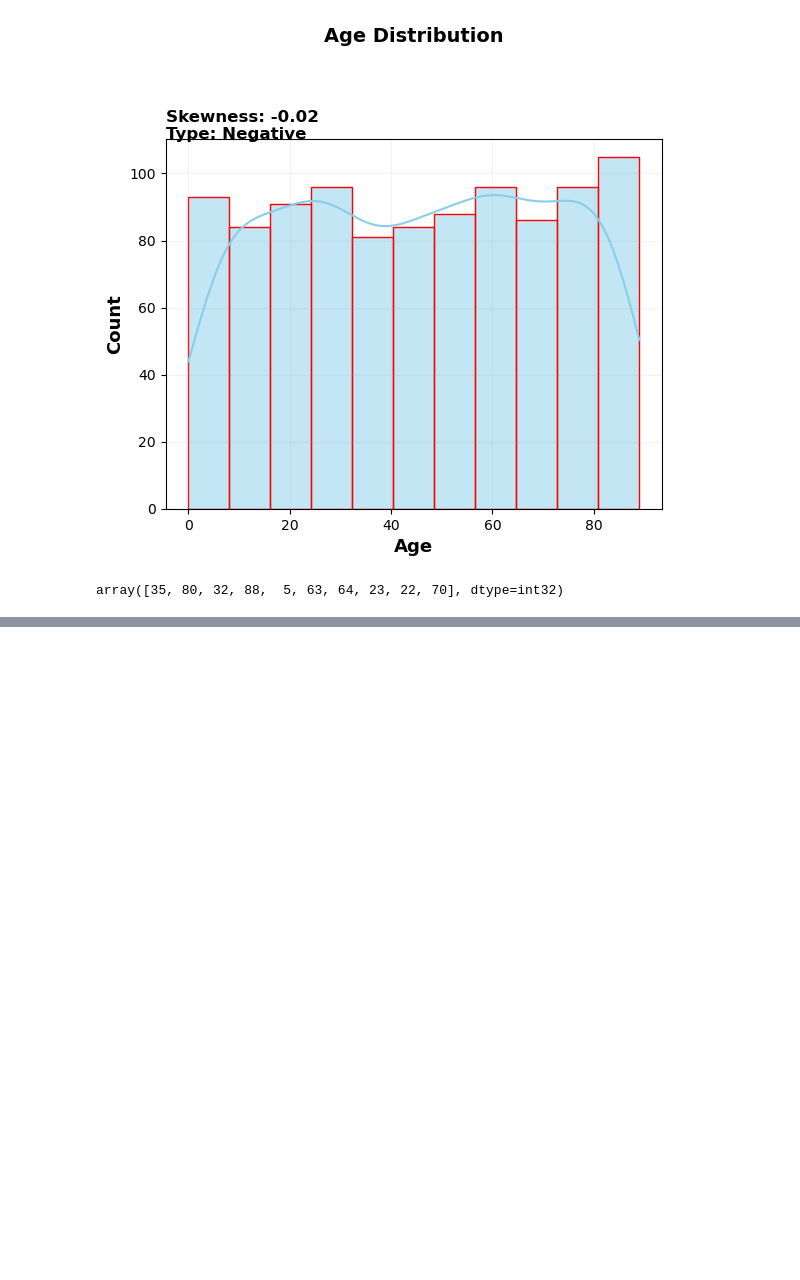
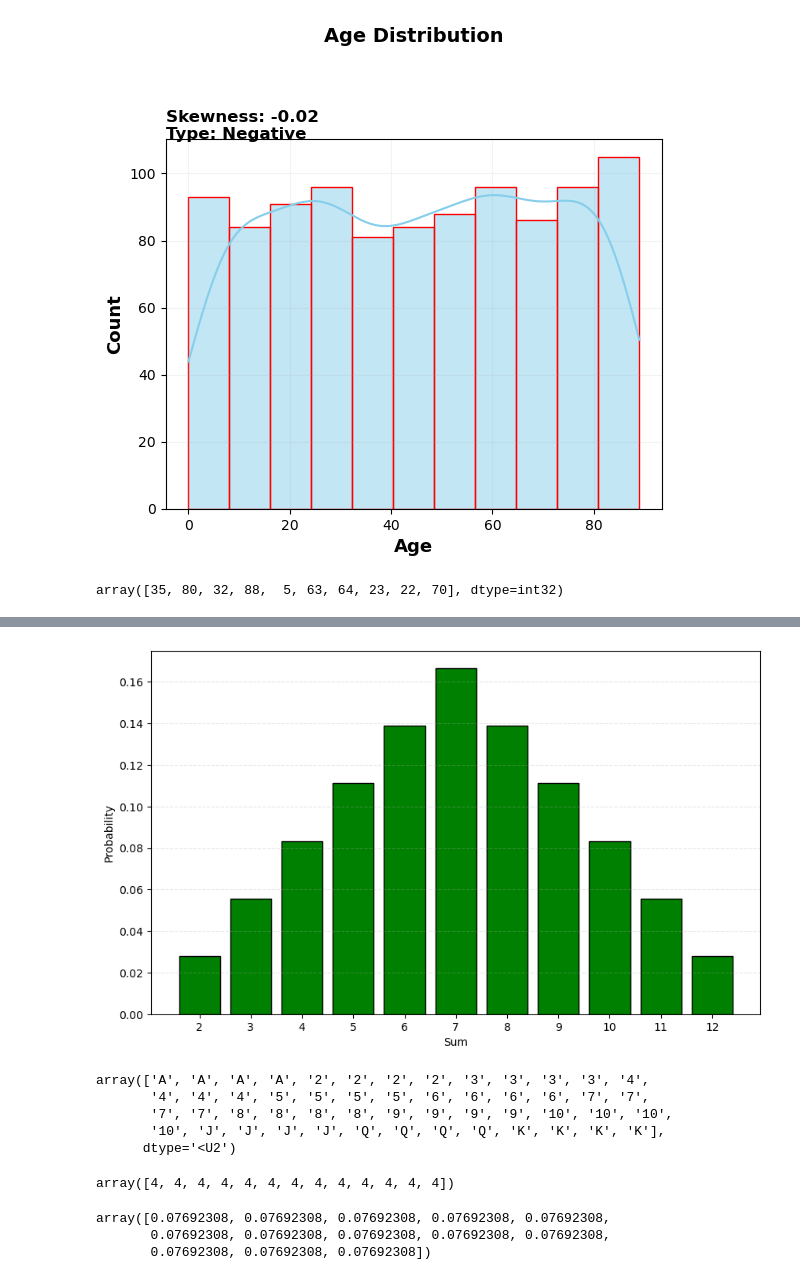
Before and after one commit to Ishan-Official/Hospital-Beds-Management-DataScience, a Jupyter notebook: dataScience_C1.ipynb, the cells around one changed output, grey strips where cells are left out. Drawn from its saved outputs; the diff is of its cells as text; code cells hidden in the pictures; blank space fills up the shorter version.

```diff
--- a/dataScience_C1.ipynb
+++ b/dataScience_C1.ipynb
@@ -1058,0 +1382,3 @@ array([35, 80, 32, 88,  5, 63, 64, 23, 22, 70], dtype=int32)
+# %%
+all_sums = np.array([i+j for i in dice1 for j in dice2])
+all_sums
@@ -1058,0 +1389,5 @@ array([35, 80, 32, 88,  5, 63, 64, 23, 22, 70], dtype=int32)
+# %%
+data = [2,3,4,5,6,7,8,9,10,11,12]
+# %%
+counts = np.array([(all_sums == val).sum() for val in data])
+counts
@@ -1058,0 +1396,3 @@ array([35, 80, 32, 88,  5, 63, 64, 23, 22, 70], dtype=int32)
+# %%
+prob = counts/len(all_sums)
+prob
@@ -1058,0 +1427,11 @@ array([35, 80, 32, 88,  5, 63, 64, 23, 22, 70], dtype=int32)
+# %%
+import matplotlib.pyplot as plt
+plt.figure(figsize=(10,6))
+plt.bar(data,prob,color='green',edgecolor="black")
+plt.xlabel("Sum")
+plt.ylabel("Probability")
+plt.grid(axis='y',alpha=0.3,linestyle='--')
+plt.xticks(data)
+plt.show()
+# %% [output]
+[figure, added]
@@ -1058,0 +1443,21 @@ array([35, 80, 32, 88,  5, 63, 64, 23, 22, 70], dtype=int32)
+# %%
+total_cards = np.repeat(ranks,4)
+total_cards
+# %% [output]
+array(['A', 'A', 'A', 'A', '2', '2', '2', '2', '3', '3', '3', '3', '4',
+       '4', '4', '4', '5', '5', '5', '5', '6', '6', '6', '6', '7', '7',
+       '7', '7', '8', '8', '8', '8', '9', '9', '9', '9', '10', '10', '10',
+       '10', 'J', 'J', 'J', 'J', 'Q', 'Q', 'Q', 'Q', 'K', 'K', 'K', 'K'],
+      dtype='<U2')
+# %%
+counts = np.array([4]*len(ranks))
+counts
+# %% [output]
+array([4, 4, 4, 4, 4, 4, 4, 4, 4, 4, 4, 4, 4])
+# %%
+prob = counts / len(total_cards)
+prob
+# %% [output]
+array([0.07692308, 0.07692308, 0.07692308, 0.07692308, 0.07692308,
+       0.07692308, 0.07692308, 0.07692308, 0.07692308, 0.07692308,
+       0.07692308, 0.07692308, 0.07692308])
```
Also changed, not shown: parts of 35 cells of this notebook.
